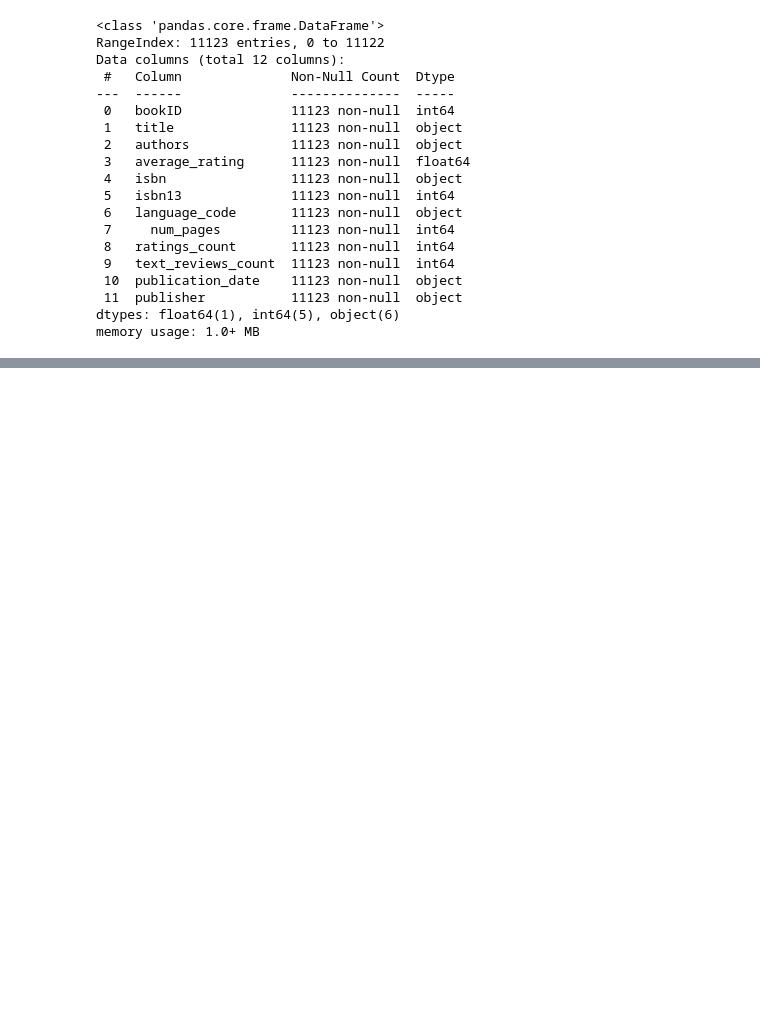
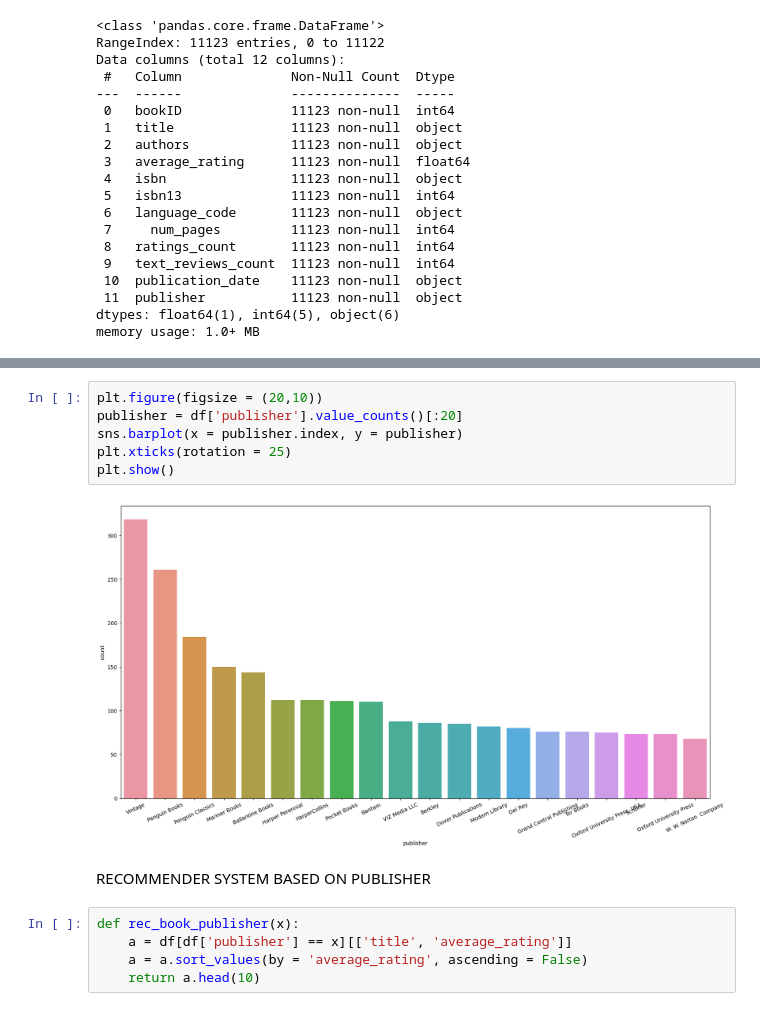
Before and after one commit to manascb1344/Book-Recommender-System, a Jupyter notebook: main.ipynb, the cells around one changed output, grey strips where cells are left out. Cells and saved outputs as stored; diff of their text form; blank space fills up the shorter version.

```diff
--- a/main.ipynb
+++ b/main.ipynb
@@ -55,0 +205,15 @@ memory usage: 1.0+ MB
+# %%
+plt.figure(figsize = (20,10))
+publisher = df['publisher'].value_counts()[:20]
+sns.barplot(x = publisher.index, y = publisher)
+plt.xticks(rotation = 25)
+plt.show()
+# %% [output]
+[figure, added]
+# %% [markdown]
+RECOMMENDER SYSTEM BASED ON PUBLISHER
+# %%
+def rec_book_publisher(x):
+    a = df[df['publisher'] == x][['title', 'average_rating']]
+    a = a.sort_values(by = 'average_rating', ascending = False)
+    return a.head(10)
```
Also changed, not shown: parts of 27 cells of this notebook, 2 other files.
